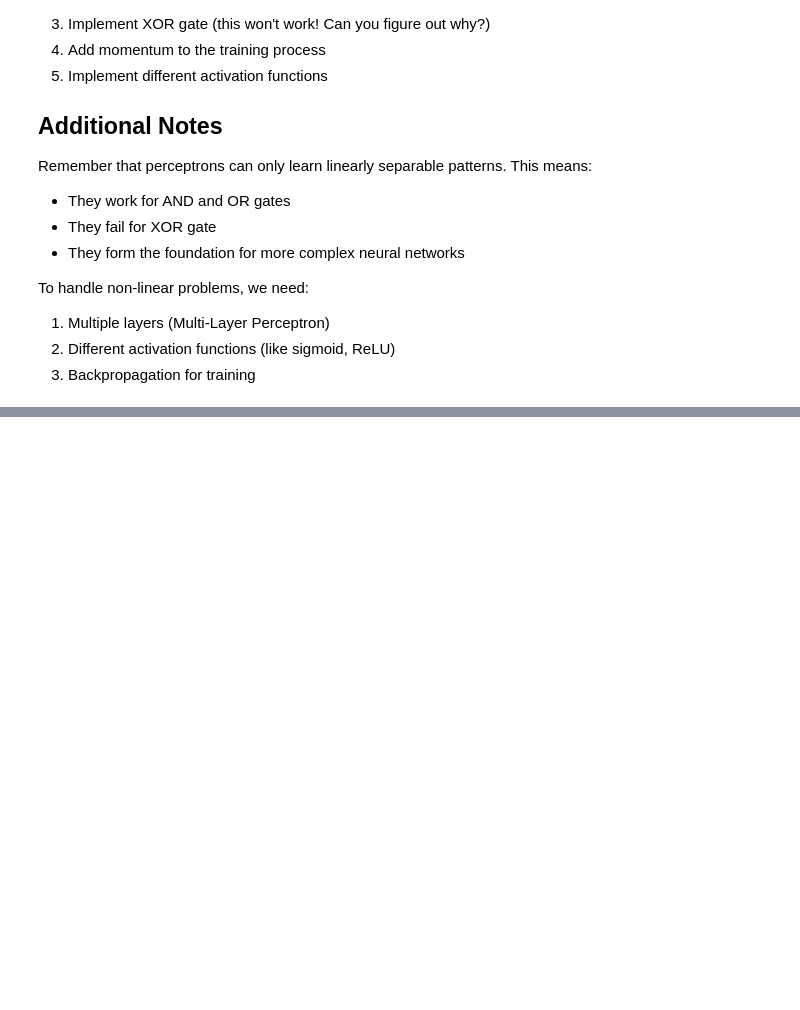
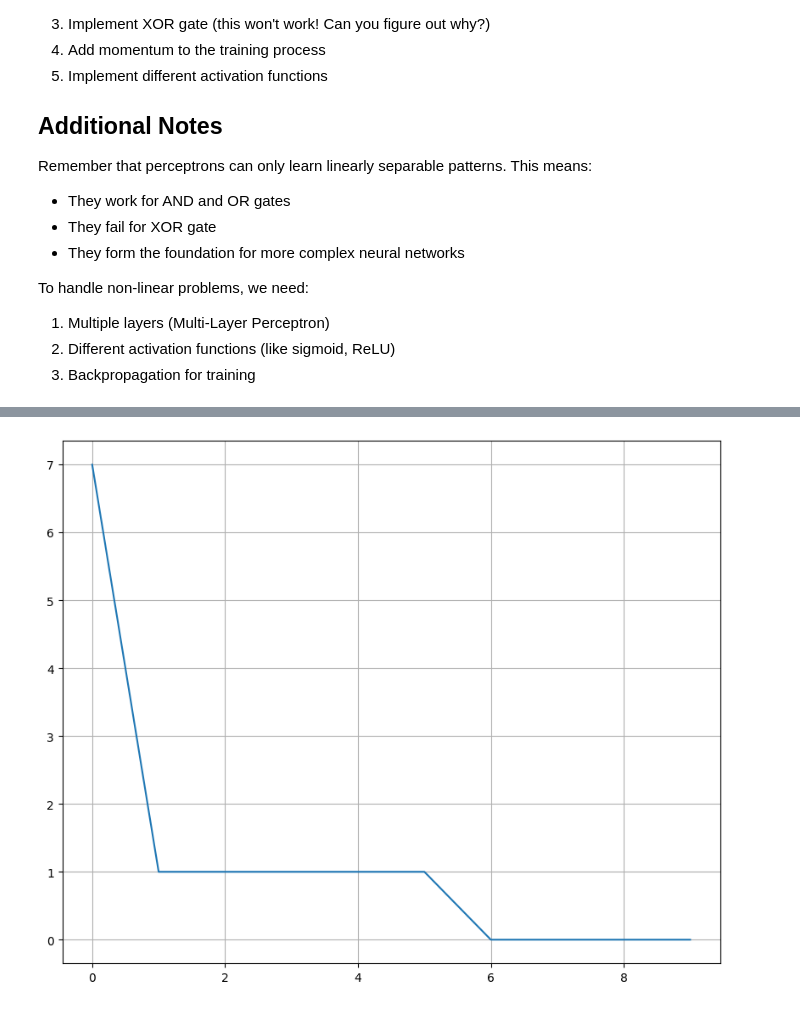
Before and after one commit to Ankit5001/DL-Scratch, a Jupyter notebook: Foundation_Architecture/1-Perceptron.ipynb, the cells around one changed output, grey strips where cells are left out. Drawn from its saved outputs; the diff is of its cells as text; code cells hidden in the pictures; blank space fills up the shorter version.

Commit message:
image append

```diff
--- a/Foundation_Architecture/1-Perceptron.ipynb
+++ b/Foundation_Architecture/1-Perceptron.ipynb
@@ -154,0 +163,62 @@ To handle non-linear problems, we need:
+# %%
+class Perceptron:
+    def __init__(self, input_size, learning_rate=0.1):
+        self.weights = np.random.randn(1, input_size) * 0.1  # Initialize weights
+        self.bias = np.random.randn() * 0.1  # Initialize bias
+        self.learning_rate = learning_rate
+        self.history = []
+
+    def step(self, x):
+        """Step activation function."""
+        return np.where(x < 0.5, 0, 1)
+
+    def forward(self, x):
+        """Forward pass."""
+        return self.step(np.dot(self.weights, x.T) + self.bias)
+
+    def predict(self, x):
+        """Predict output for input x."""
+        return self.step(np.dot(x, self.weights.T) + self.bias)
+
+    def train(self, x, y, epochs=10):
+        """Train the perceptron."""
+        for epoch in range(epochs):
+            # Forward pass
+            predictions = self.forward(x)
+
+            # Compute loss
+            loss = np.sum((y - predictions) ** 2)
+
+            # Backpropagation
+            error = y - predictions
+            d_weights = -2 * np.dot(error, x)
+            d_bias = -2 * np.sum(error)
+
+            # Update weights and bias
+            self.weights -= self.learning_rate * d_weights
+            self.bias -= self.learning_rate * d_bias
+
+
+            print(f"Epoch {epoch}, Loss: {loss}")
+            self.history.append(loss)
+
+    def plot_loss(self):
+        plt.figure(figsize=(10,8))
+        plt.plot(self.history)
+        plt.grid(True)
+        plt.show()
+
+# Example usage
+input_data = np.array([[0, 0, 0], [0, 0, 1], [0, 1, 0], [0, 1, 1],
+                       [1, 0, 0], [1, 0, 1], [1, 1, 0], [1, 1, 1]])
+target_labels = np.array([[0,1,1,1,1,1,1,1]])
+
+perceptron = Perceptron(input_size=input_data.shape[1], learning_rate=0.1)
+perceptron.train(input_data, target_labels)
+
+# Test the perceptron
+test_data = np.array([[0, 0, 0], [1, 1, 1]])
+predictions = perceptron.predict(test_data)
+print("Predictions:", predictions)
+perceptron.plot_loss()
+# %% [output]
@@ -154,0 +237 @@ To handle non-linear problems, we need:
+[figure, added]
```
Also changed, not shown: parts of 6 cells of this notebook, 1 other file.
